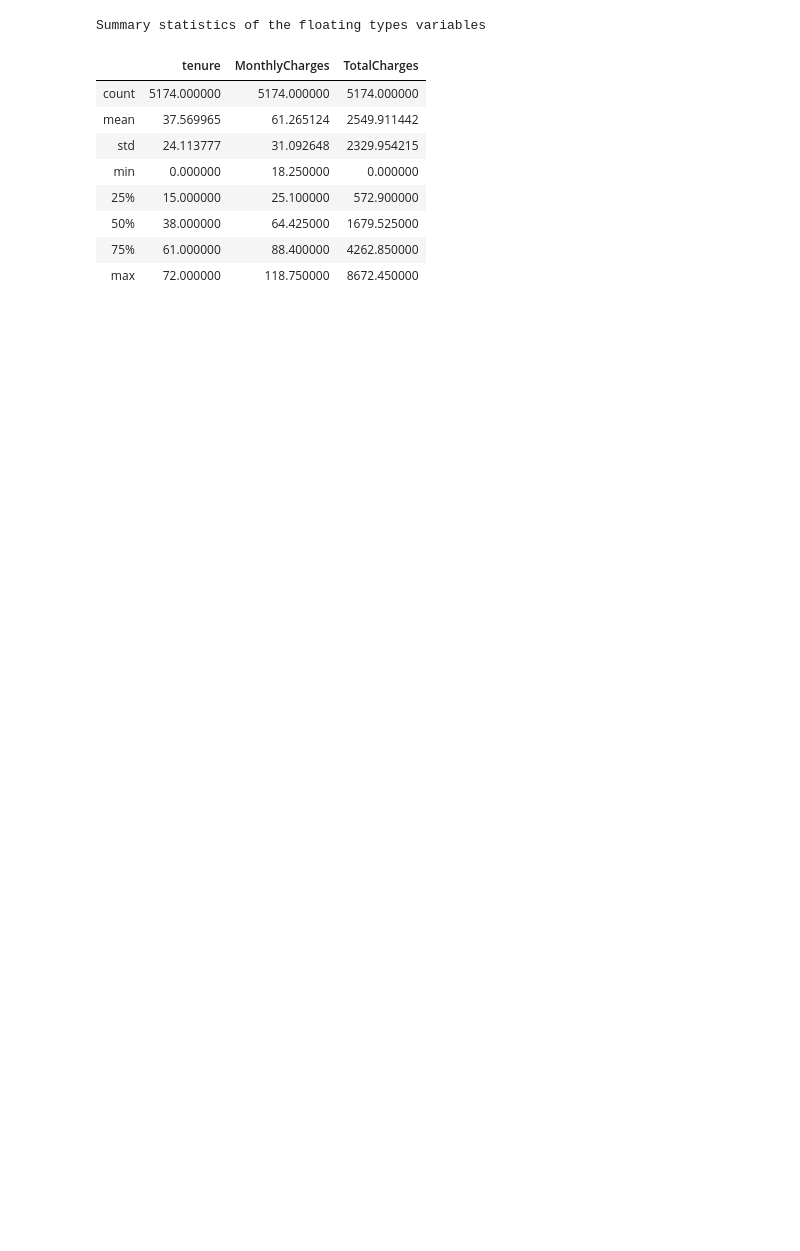
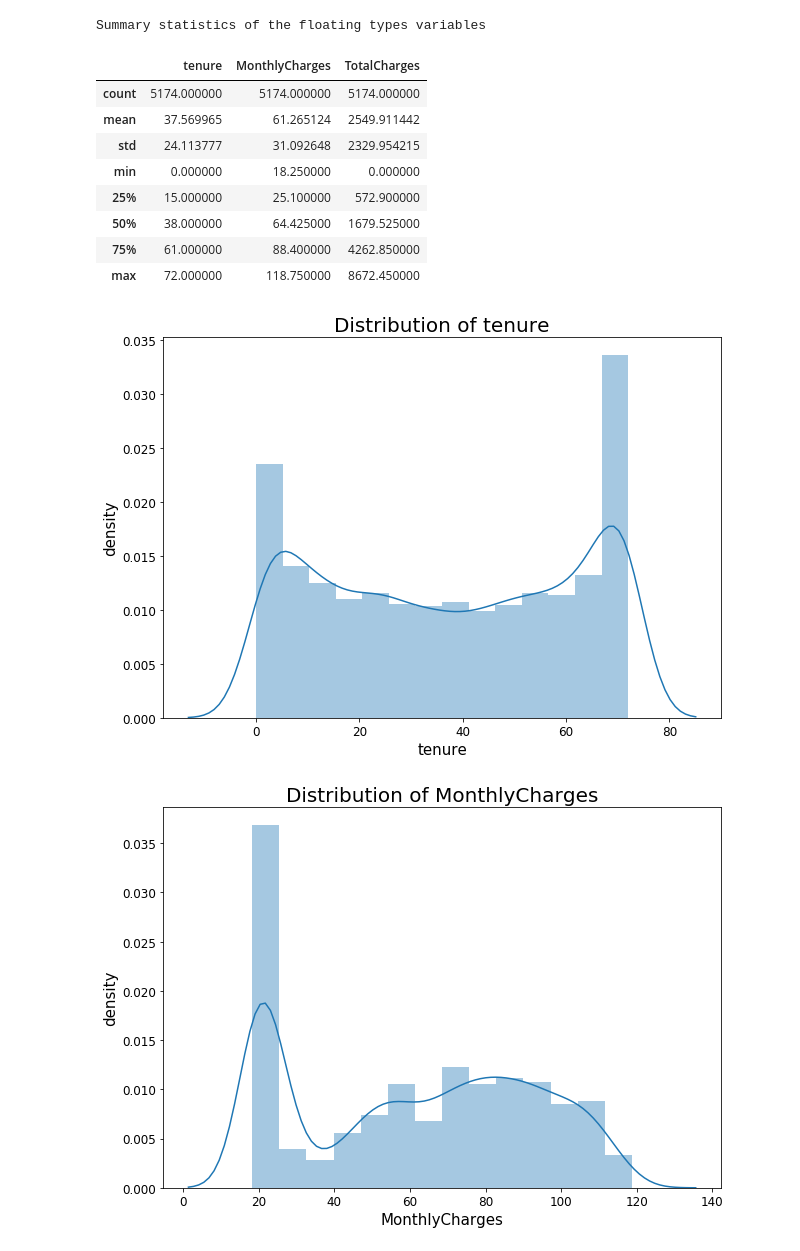
Before and after one commit to anitamezzetti/EPFL_Data_science_in_practice, a Jupyter notebook: Probelm Set 1/PS1-ongoing.ipynb, the cells around one changed output. Cells and saved outputs as stored; diff of their text form; code cells hidden in the pictures; blank space fills up the shorter version.

Commit message:
fixed code, added seaborn, added distplots

```diff
--- a/Probelm Set 1/PS1-ongoing.ipynb
+++ b/Probelm Set 1/PS1-ongoing.ipynb
@@ -41,3 +79,15 @@ Summary statistics of the floating types variables
 | 50% | 38.000000 | 64.425000 | 1679.525000 |
 | 75% | 61.000000 | 88.400000 | 4262.850000 |
 | max | 72.000000 | 118.750000 | 8672.450000 |
+# %%
+for col in ["tenure", "MonthlyCharges", "TotalCharges"]:
+    plt.figure(figsize=(10,7))
+    sns.distplot(df[col])
+    plt.yticks(fontsize=12)
+    plt.xticks(fontsize=12)
+    plt.xlabel(col, fontsize=15)
+    plt.ylabel("density", fontsize=15)
+    plt.title(f"Distribution of {col}", fontsize=20)
+# %% [output]
+[figure, added]
+[figure, added]
```
Also changed, not shown: parts of 31 cells of this notebook.
